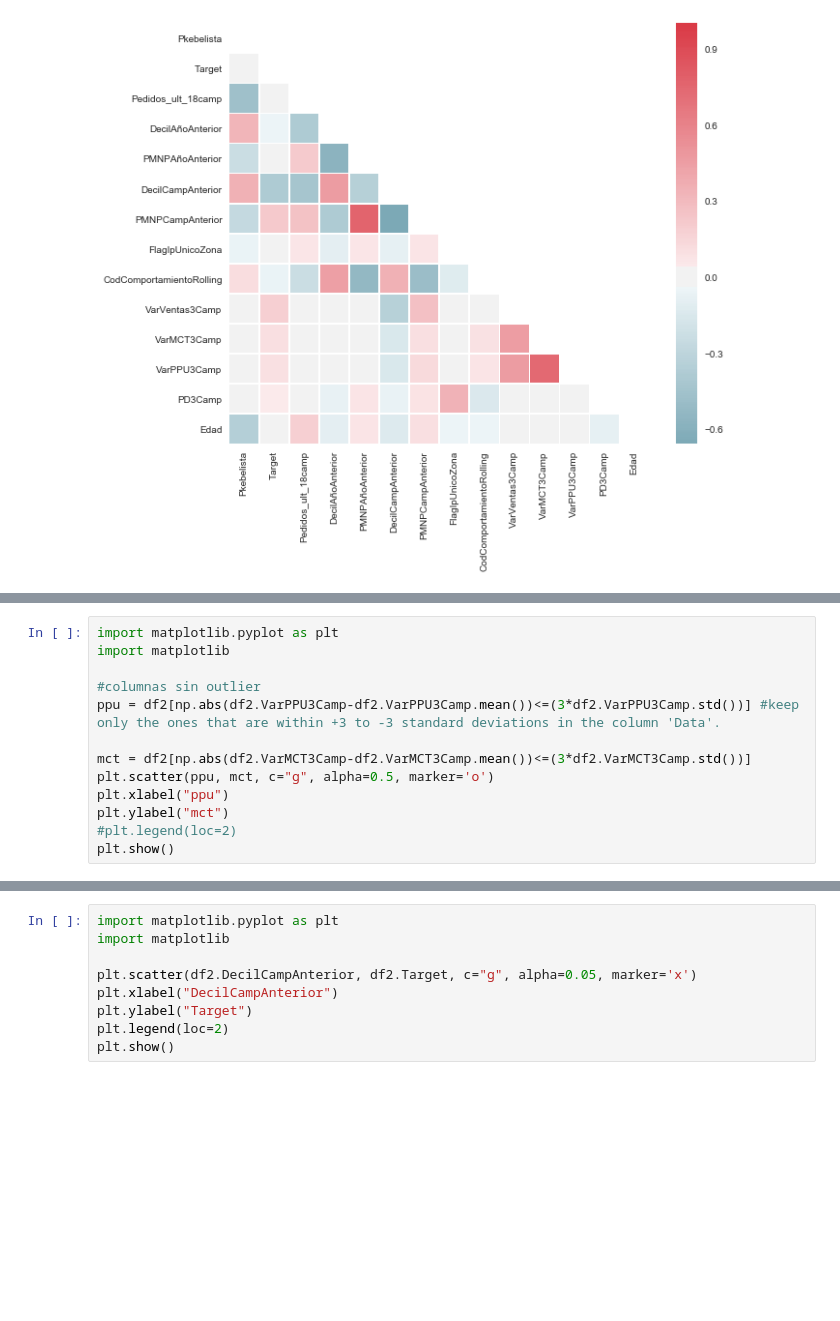
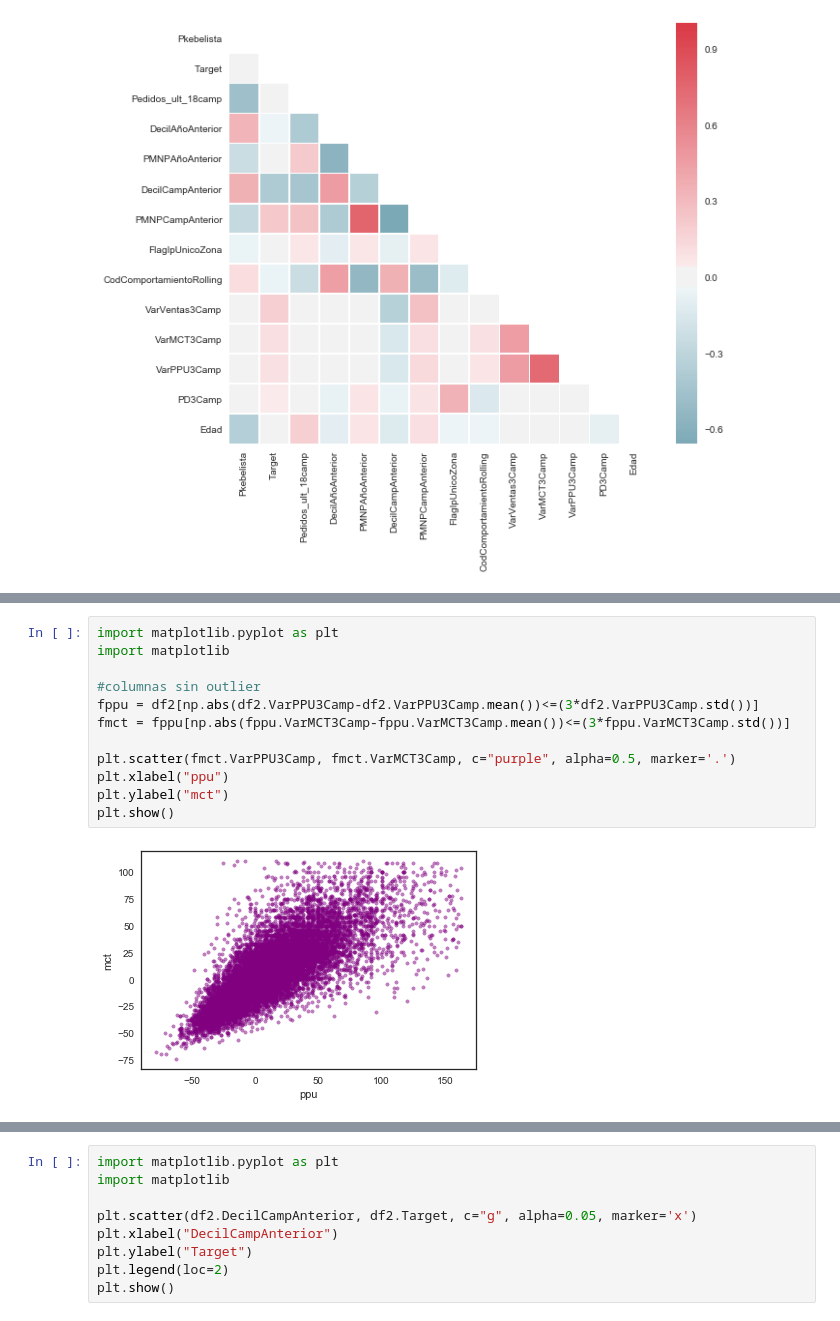
Before and after one commit to carlosfg97/pdp, a Jupyter notebook: ModeloPDP.ipynb, the cells around one changed output, grey strips where cells are left out. Cells and saved outputs as stored; diff of their text form; blank space fills up the shorter version.

```diff
--- a/ModeloPDP.ipynb
+++ b/ModeloPDP.ipynb
@@ -172,14 +195,15 @@ corr_1(df2)
 # %%
 import matplotlib.pyplot as plt
 import matplotlib
 
 #columnas sin outlier
-ppu = df2[np.abs(df2.VarPPU3Camp-df2.VarPPU3Camp.mean())<=(3*df2.VarPPU3Camp.std())] #keep only the ones that are within +3 to -3 standard deviations in the column 'Data'.
+fppu = df2[np.abs(df2.VarPPU3Camp-df2.VarPPU3Camp.mean())<=(3*df2.VarPPU3Camp.std())]
+fmct = fppu[np.abs(fppu.VarMCT3Camp-fppu.VarMCT3Camp.mean())<=(3*fppu.VarMCT3Camp.std())]
 
-mct = df2[np.abs(df2.VarMCT3Camp-df2.VarMCT3Camp.mean())<=(3*df2.VarMCT3Camp.std())]
-plt.scatter(ppu, mct, c="g", alpha=0.5, marker='o')
+plt.scatter(fmct.VarPPU3Camp, fmct.VarMCT3Camp, c="purple", alpha=0.5, marker='.')
 plt.xlabel("ppu")
 plt.ylabel("mct")
-#plt.legend(loc=2)
 plt.show()
+# %% [output]
+[figure, added]
 # %%
```
Also changed, not shown: parts of 7 cells of this notebook.
